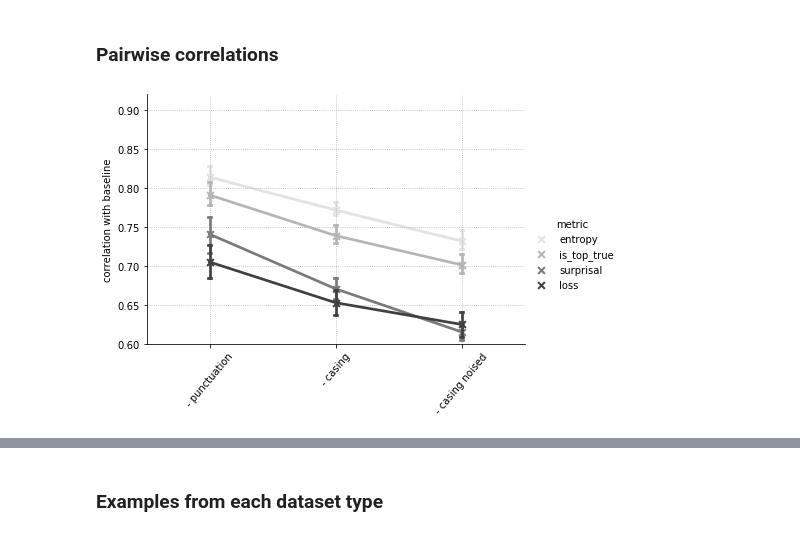
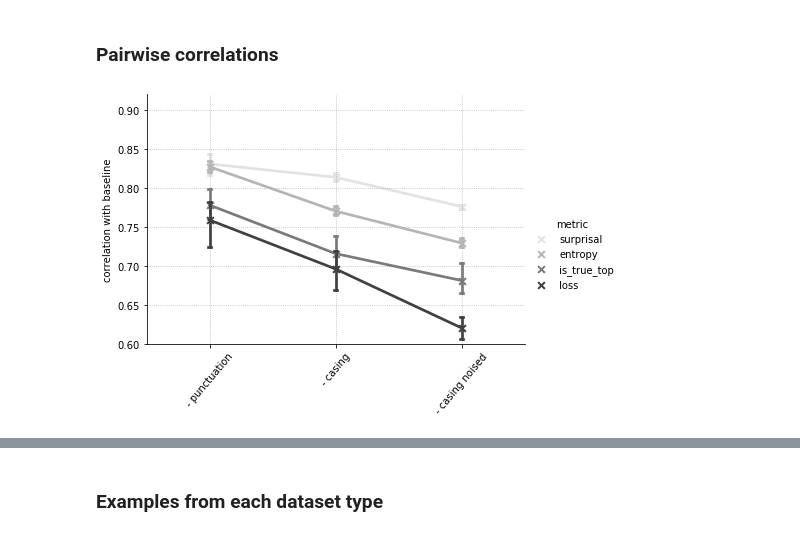
Before and after one commit to rbroc/eval-neuroscout-lm, a Jupyter notebook: Analysis.ipynb, the cells around one changed output, grey strips where cells are left out. Drawn from its saved outputs; the diff is of its cells as text; code cells hidden in the pictures.

```diff
--- a/Analysis.ipynb
+++ b/Analysis.ipynb
@@ -23,6 +22,7 @@ logs = glob.glob('outputs/narratives_gpt3/*')
 logs = [l for l in logs if '_100_' not in l]
 # %%
-metrics = ['loss', 'is_top_true', 'surprisal', 'entropy']
+metrics = ['is_true_top', 'is_true_in_top_5', 'is_true_in_top_10',
+           'loss', 'surprisal', 'entropy']
 # %%
 for i, l in enumerate(logs):
     ldf = pd.read_csv(l, sep='\t', index_col=0)
@@ -147,36 +172,0 @@ ValueError: operands could not be broadcast together with shapes (5,) (7,)
-# %%
-ds = []
-for d in datasets:
-    for t in types[1:]:
-        a = aggs[(aggs['dataset']==d) & (aggs['case_sensitive']==t)].sort_values(by='context_size')
-        r = refs[(refs['dataset']==d)].sort_values(by='context_size')
-        for m in metrics:
-            a[m] = (a[m].values-r[m].values)/r[m].values
-        ds.append(a)
-ds = pd.concat(ds)
-fig, ax = plt.subplots(ncols=2, nrows=2, figsize=(9,6)) # 7
-idx = list(product([0,1], [0,1]))
-for i, m in enumerate(metrics):
-    sns.pointplot(data=ds,
-                  x='context_size',
-                  y=m,
-                  hue='case_sensitive',
-                  ax=ax[idx[i]],
-                  hue_order=types[1:],
-                  palette=sns.color_palette("YlOrBr_r", 4)[1:],
-                  markers='x',
-                  capsize=.05)
-    ax[idx[i]].set_title(m)
-    ax[idx[i]].set_ylabel('')
-    if i!=1:
-        ax[idx[i]].get_legend().remove()
-    else:
-        ax[idx[i]].legend(bbox_to_anchor=(1.05, .0),
-                         loc=2,
-                         borderaxespad=0.)
-    ax[idx[i]].axhline(0.0, color='black', linestyle='dashed')
-    ax[idx[i]].grid(linestyle='dotted')
-    #if i in [0,2]:
-    #    ax[idx[i]].set_ylabel('% change from baseline')
-plt.tight_layout()
-plt.show()
@@ -211,23 +229,24 @@ ags = outd.groupby(['metric', 'context',
                     'type0', 'type1'])['corr'].mean().reset_index()
 ags = ags[ags['type0']=='baseline'].drop('type0', axis=1)
 # %%
-sns.catplot(data=ags, hue='metric',
+sns.catplot(data=ags[ags['metric'].isin(['surprisal', 'entropy',
+                                         'is_true_top', 'loss'])], hue='metric',
             x='type1', y='corr',
             kind='point',
             order=['- punctuation', '- casing', '- casing noised'],
             palette=sns.color_palette("Greys", 4),
-            hue_order=['entropy', 'is_top_true', 'surprisal', 'loss'],
+            hue_order=['surprisal', 'entropy', 'is_true_top', 'loss'],
             height=4, aspect=1.5,
             markers='x',
             capsize=.02)
 plt.ylim(.6,.92)
 plt.xlabel('')
 plt.ylabel('correlation with baseline')
 plt.xticks(rotation=50)
 plt.grid(linestyle='dotted')
 plt.show()
 # %% [output]
-[figure, old version]
+[figure, new version]
 # %%
 all_logs['id'] = all_logs.groupby(['dataset',
                                    'case_sensitive',
```
Also changed, not shown: parts of 33 cells of this notebook, 17 other files.
